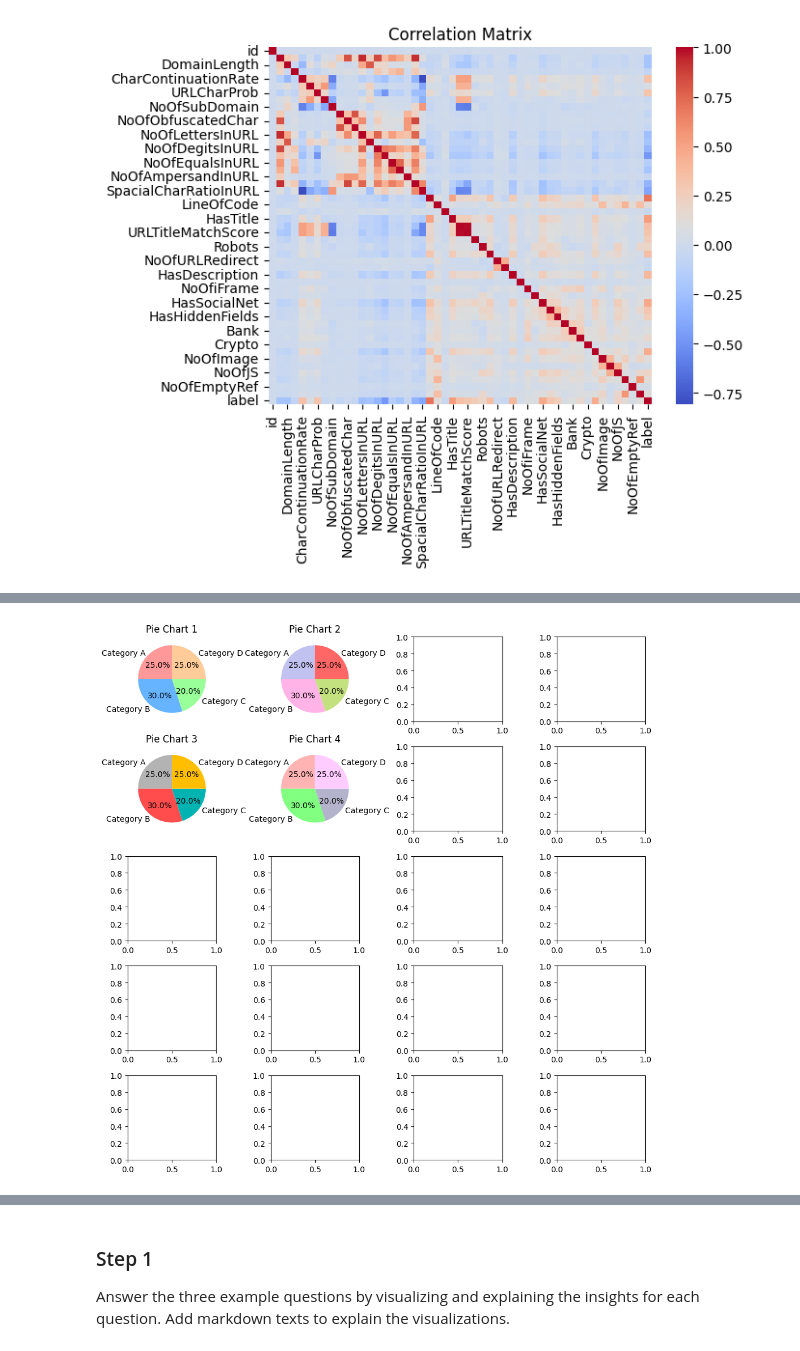
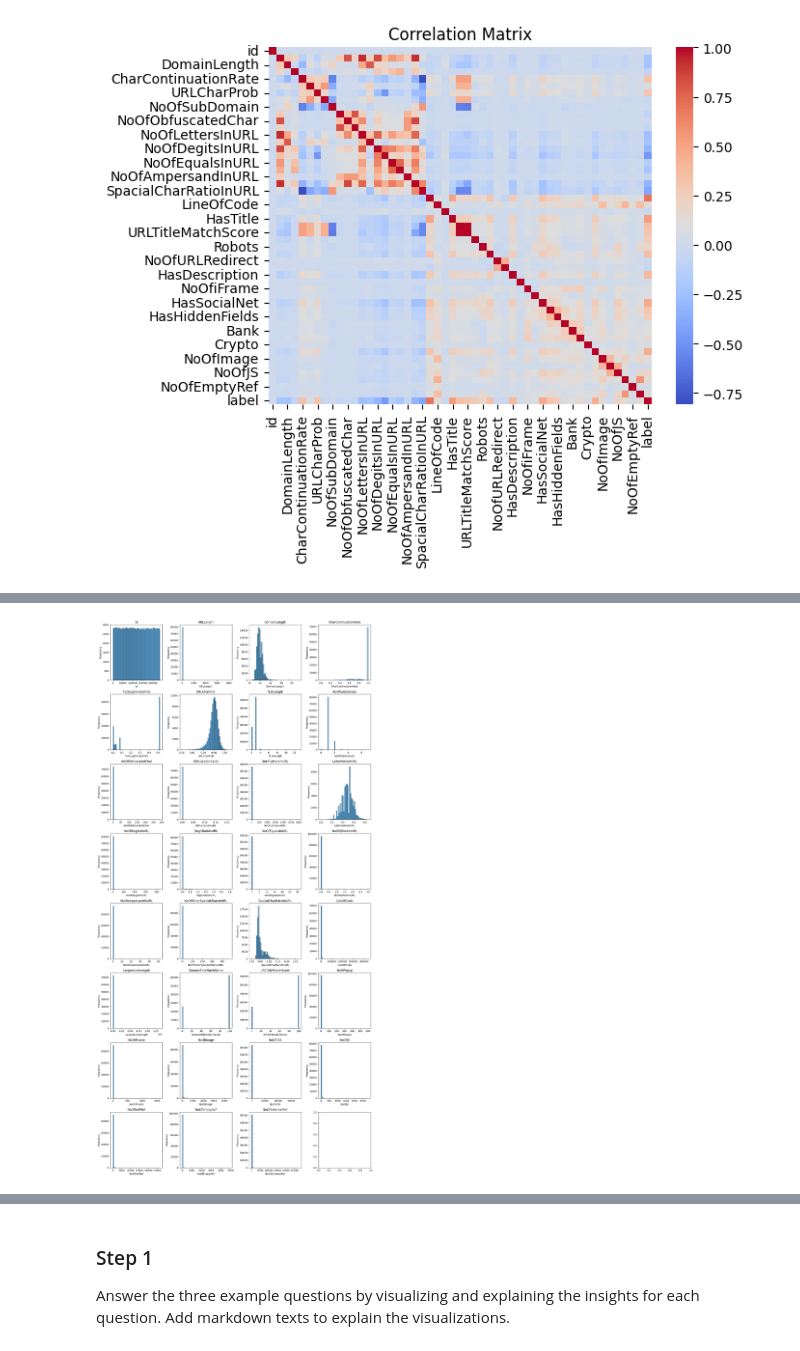
Before and after one commit to adli-arindra/Tucil-2-DAI, a Jupyter notebook: main.ipynb, the cells around one changed output, grey strips where cells are left out. Saved outputs shown, nothing was run; the diff lists cells and outputs as text; code cells hidden in the pictures.

```diff
--- a/main.ipynb
+++ b/main.ipynb
@@ -285,33 +272,22 @@ plt.show()
-# %%
-import matplotlib.pyplot as plt
-
-# Sample data for pie charts
-labels = ['Category A', 'Category B', 'Category C', 'Category D']
-sizes = [25, 30, 20, 25]
-
-# Create a 2x2 grid of subplots
-fig, axes = plt.subplots(5, 4, figsize=(10, 10))  # 2 rows, 2 columns
-
-# First subplot
-axes[0, 0].pie(sizes, labels=labels, autopct='%1.1f%%', startangle=90, colors=['#ff9999','#66b3ff','#99ff99','#ffcc99'])
-axes[0, 0].set_title('Pie Chart 1')
-
-# Second subplot
-axes[0, 1].pie(sizes, labels=labels, autopct='%1.1f%%', startangle=90, colors=['#c2c2f0','#ffb3e6','#c4e17f','#ff6666'])
-axes[0, 1].set_title('Pie Chart 2')
-
-# Third subplot
-axes[1, 0].pie(sizes, labels=labels, autopct='%1.1f%%', startangle=90, colors=['#b3b3b3','#ff4d4d','#00b3b3','#ffbf00'])
-axes[1, 0].set_title('Pie Chart 3')
-
-# Fourth subplot
-axes[1, 1].pie(sizes, labels=labels, autopct='%1.1f%%', startangle=90, colors=['#ffb3b3','#80ff80','#b3b3cc','#ffccff'])
-axes[1, 1].set_title('Pie Chart 4')
-
-# Adjust layout to prevent overlap
-plt.tight_layout()
-
-# Show the plot
-plt.show()
-# %% [output]
-[figure, removed]
+# %%
+numerical_df = non_categorical_df.select_dtypes(include=['int64', 'float64'])
+
+ncols = 4
+nrows = (len(numerical_df.columns) + ncols - 1) // ncols
+
+fig, axes = plt.subplots(nrows=nrows, ncols=ncols, figsize=(16, 4 * nrows))
+
+axes = axes.flatten()
+
+for i, column in enumerate(numerical_df.columns):
+    sns.histplot(df[column].dropna(), bins=50, ax=axes[i])
+
+    axes[i].set_title(column)
+    axes[i].set_xlabel(column)
+    axes[i].set_ylabel('Frequency')
+
+
+plt.tight_layout()
+plt.show()
+# %% [output]
+[figure, added]
```
Also changed, not shown: parts of 32 cells of this notebook.
